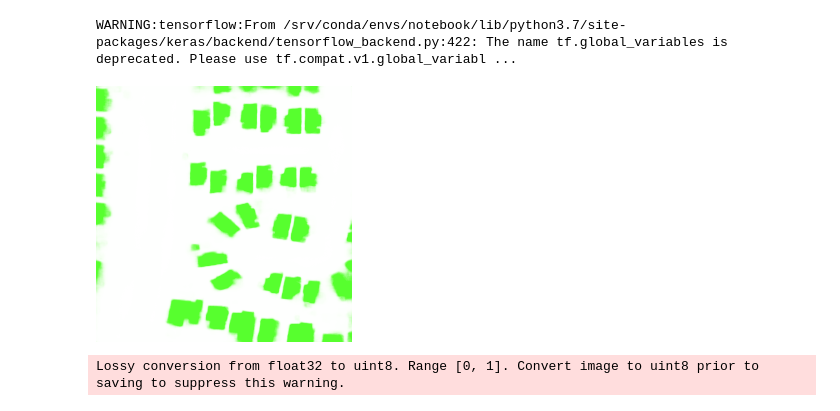
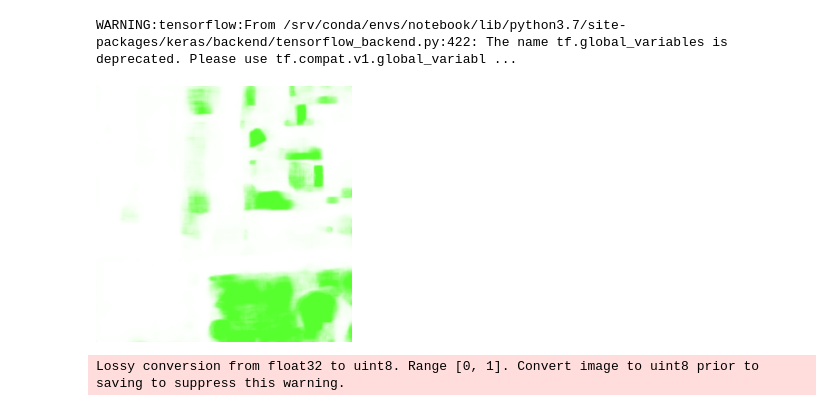
Before and after one commit to wp-cdas/UNet-Humphries, a Jupyter notebook: trainUnet.ipynb, the cells around one changed output. Cells and saved outputs as stored; diff of their text form; code cells hidden in the pictures.

```diff
--- a/trainUnet.ipynb
+++ b/trainUnet.ipynb
@@ -128,7 +128,7 @@ Lossy conversion from float32 to uint8. Range [0, 1]. Convert image to uint8 pri
 # %% [markdown]
 ## Thresholding Results
 # %%
-model = unet('unet_membrane_AllTrain_8.hdf5')
+model = unet()
 model.load_weights("Humphries_Bragg_Weights.hdf5")
 #model.load_weights('unet_membrane_AllTrain_8.hdf5')
 # %% [output]
@@ -186,9 +186,9 @@ for i,j,k in os.walk(test_dir):
 # %% [output]
 WARNING:tensorflow:From /srv/conda/envs/notebook/lib/python3.7/site-packages/keras/backend/tensorflow_backend.py:422: The name tf.global_variables is deprecated. Please use tf.compat.v1.global_variabl ...
 # %%
-maskImg_List[2]
+maskImg_List[3]
 # %% [output]
-[figure, old version]
+[figure, new version]
 # %%
 np_image1 = np.array(maskImg_List[2]).astype('float32')/255
 np_image1 = transform.resize(np_image1, (256, 256, 1))
```
Also changed, not shown: parts of 6 cells of this notebook, 2 other files.
